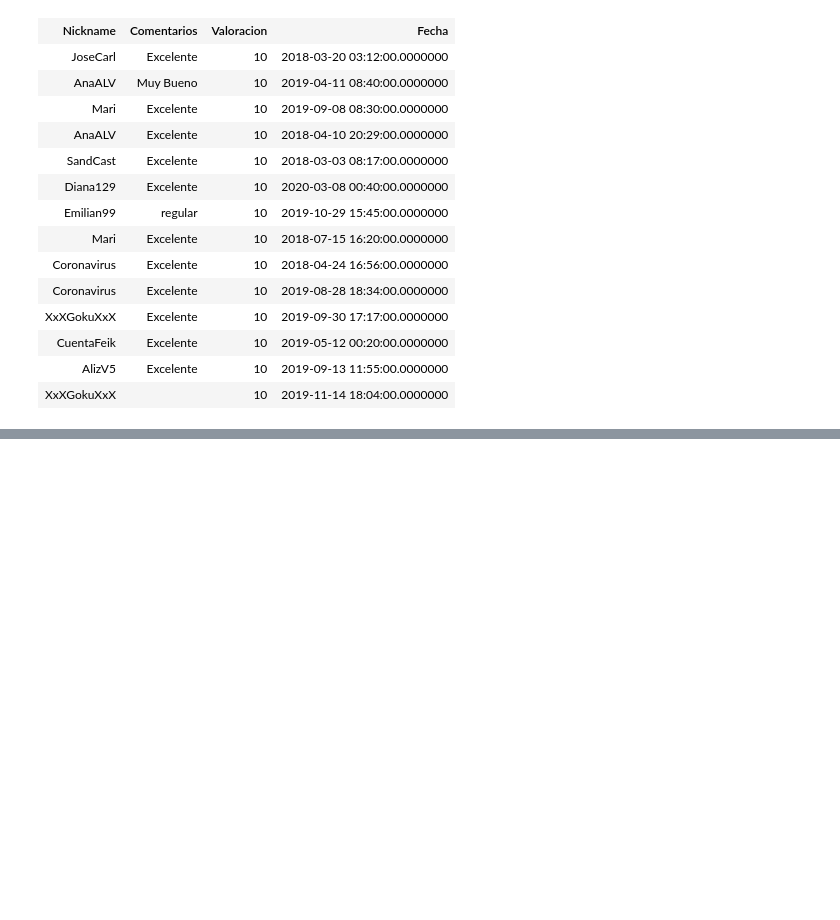
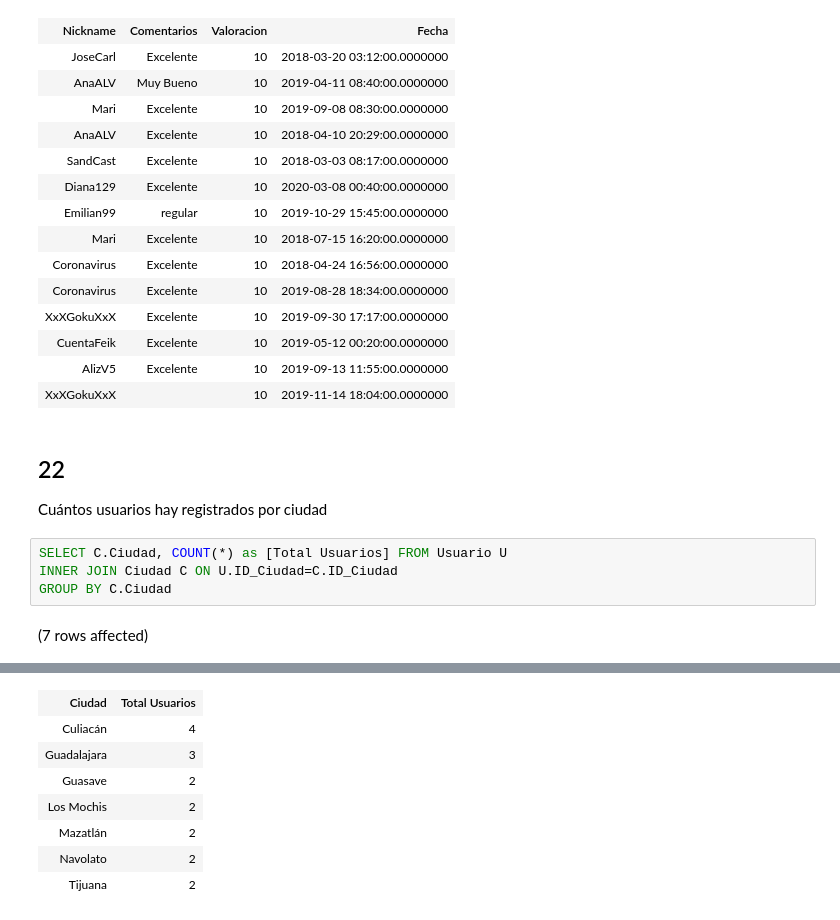
Before and after one commit to DanielCamposs98/BDCuatroCuadras, a Jupyter notebook: CuatroCuadras (Consultas).ipynb, the cells around one changed output, grey strips where cells are left out. Cells and saved outputs as stored; diff of their text form; blank space fills up the shorter version.

```diff
--- a/CuatroCuadras (Consultas).ipynb
+++ b/CuatroCuadras (Consultas).ipynb
@@ -432,3 +432,12 @@ Total execution time: 00:00:00.186
 | CuentaFeik | Excelente | 10 | 2019-05-12 00:20:00.0000000 |
 | AlizV5 | Excelente | 10 | 2019-09-13 11:55:00.0000000 |
 | XxXGokuXxX |  | 10 | 2019-11-14 18:04:00.0000000 |
+# %% [markdown]
+## 22
+Cuántos usuarios hay registrados por ciudad
+# %%
+SELECT C.Ciudad, COUNT(*) as [Total Usuarios] FROM Usuario U
+INNER JOIN Ciudad C ON U.ID_Ciudad=C.ID_Ciudad
+GROUP BY C.Ciudad
+# %% [output]
+(7 rows affected)
@@ -434,0 +445,8 @@ Total execution time: 00:00:00.186
+| Ciudad | Total Usuarios |
+| Culiacán | 4 |
+| Guadalajara | 3 |
+| Guasave | 2 |
+| Los Mochis | 2 |
+| Mazatlán | 2 |
+| Navolato | 2 |
+| Tijuana | 2 |
```
Also changed, not shown: parts of 18 cells of this notebook.
